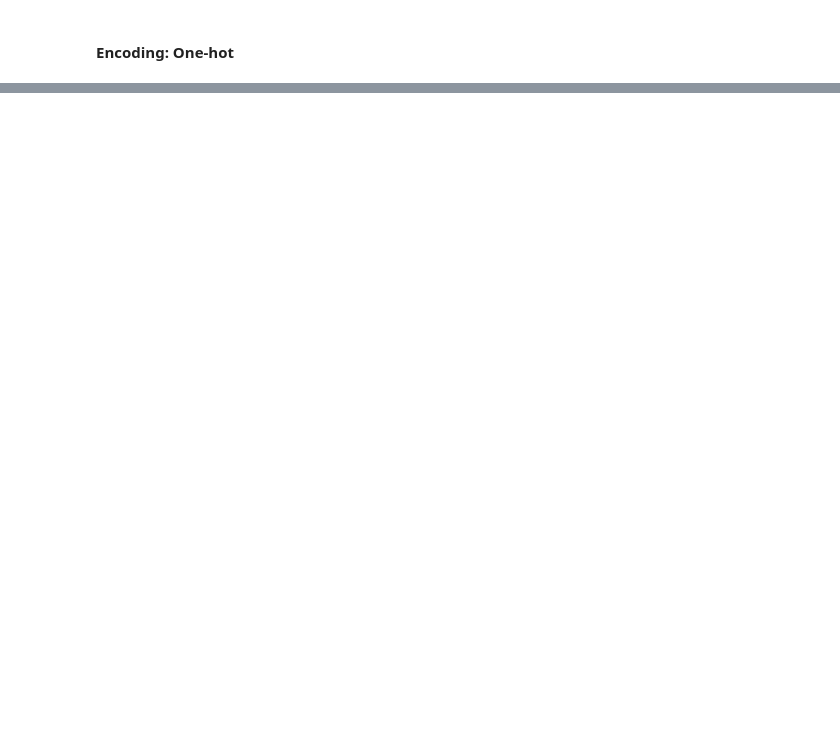
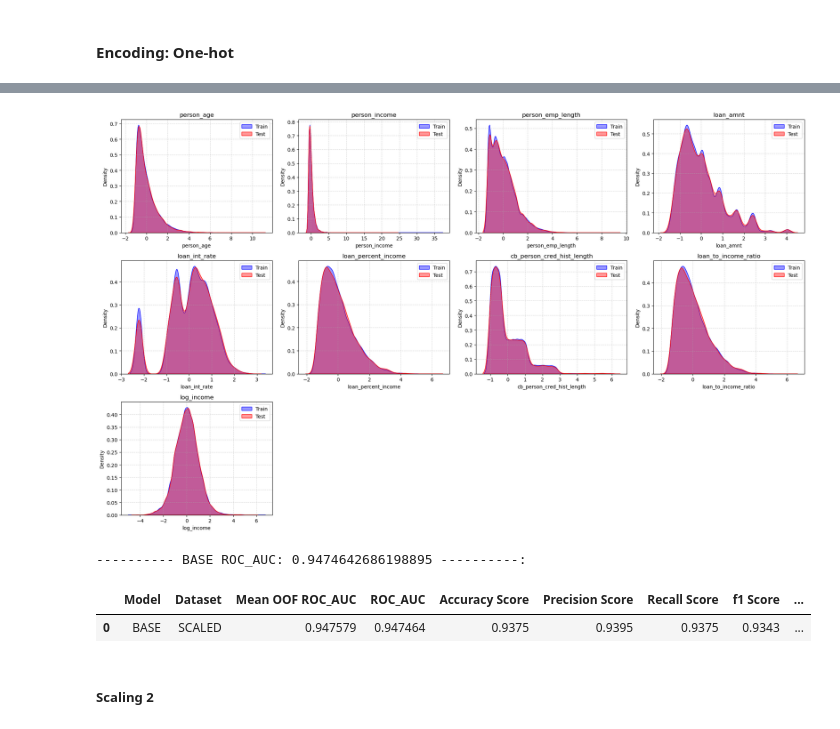
Before and after one commit to kgiannako/credit_risk_modelling, a Jupyter notebook: notebooks/credit-risk-model.ipynb, the cells around one changed output, grey strips where cells are left out. Saved outputs shown, nothing was run; the diff lists cells and outputs as text; code cells hidden in the pictures; blank space fills up the shorter version.

Commit message:
scaling

```diff
--- a/notebooks/credit-risk-model.ipynb
+++ b/notebooks/credit-risk-model.ipynb
@@ -1498,0 +1504,3 @@ evaluate_dataset(train_oh, test_oh, 'ORD_ENCODED')
+# %%
+train_encoded[TARGET] = train_encoded[TARGET].astype('category')
+train_encoded.dtypes
@@ -1498,0 +1538,50 @@ evaluate_dataset(train_oh, test_oh, 'ORD_ENCODED')
+# %%
+def kde_nums(train_df, test_df, cols=None, bins=4):
+    """
+    Plots KDE distribution of numeric features in train vs test.
+
+    Parameters:
+    - train_df: DataFrame for training data
+    - test_df: DataFrame for testing data
+    - cols: list of column names to plot (optional). If None, uses all numeric columns from train_df.
+    - bins: number of columns per row in the subplot layout
+    """
+
+    # If no specific columns provided, use all numeric columns from train
+    if cols is None:
+        _, _, num_cols = fcn(train_df)
+    else:
+        num_cols = cols
+
+    n = len(num_cols)
+    rows = int(np.ceil(n / bins))
+
+    fig, axes = plt.subplots(rows, bins, figsize=(5 * bins, 4 * rows))
+    axes = np.array(axes).flatten()  # Flatten to handle 1D indexing
+
+    for i, col in enumerate(num_cols):
+        ax = axes[i]
+        sns.kdeplot(train_df[col], label='Train', ax=ax, color='blue', fill=True, alpha=0.4)
+        sns.kdeplot(test_df[col], label='Test', ax=ax, color='red', fill=True, alpha=0.4)
+        ax.set_title(col)
+        ax.legend()
+        ax.grid(True, linestyle='--', alpha=0.5)
+
+    # Hide any unused subplots
+    for j in range(i + 1, len(axes)):
+        axes[j].axis('off')
+
+    plt.tight_layout()
+    plt.show()
+# %%
+kde_nums(train_scaled, test_scaled)
+# %% [output]
+[figure, added]
+# %%
+evaluate_dataset(train_scaled, test_scaled, 'SCALED')
+# %% [output]
+---------- BASE ROC_AUC: 0.9474642686198895 ----------:
+|  | Model | Dataset | Mean OOF ROC_AUC | ROC_AUC | Accuracy Score | Precision Score | Recall Score | f1 Score | ... |
+| 0 | BASE | SCALED | 0.947579 | 0.947464 | 0.9375 | 0.9395 | 0.9375 | 0.9343 | ... |
+# %% [markdown]
+##### Scaling 2
```
Also changed, not shown: parts of 10 cells of this notebook.
